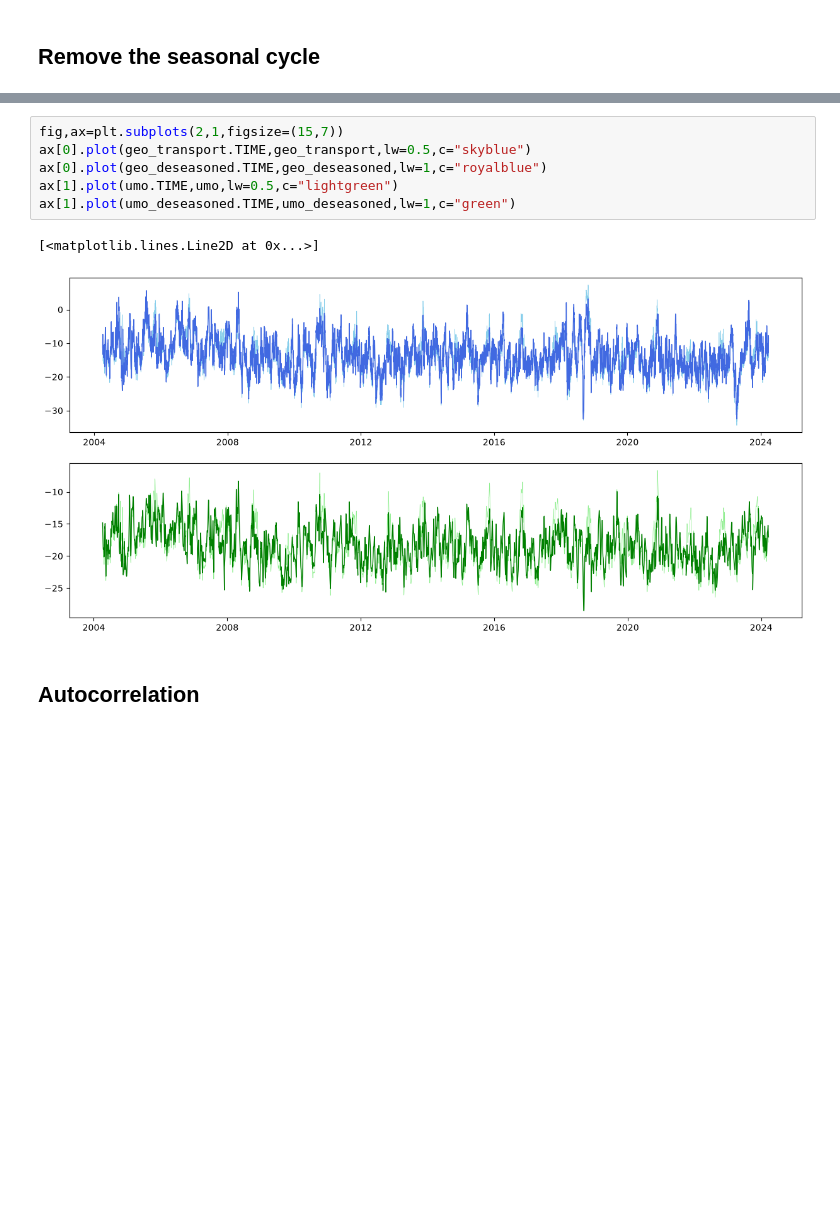
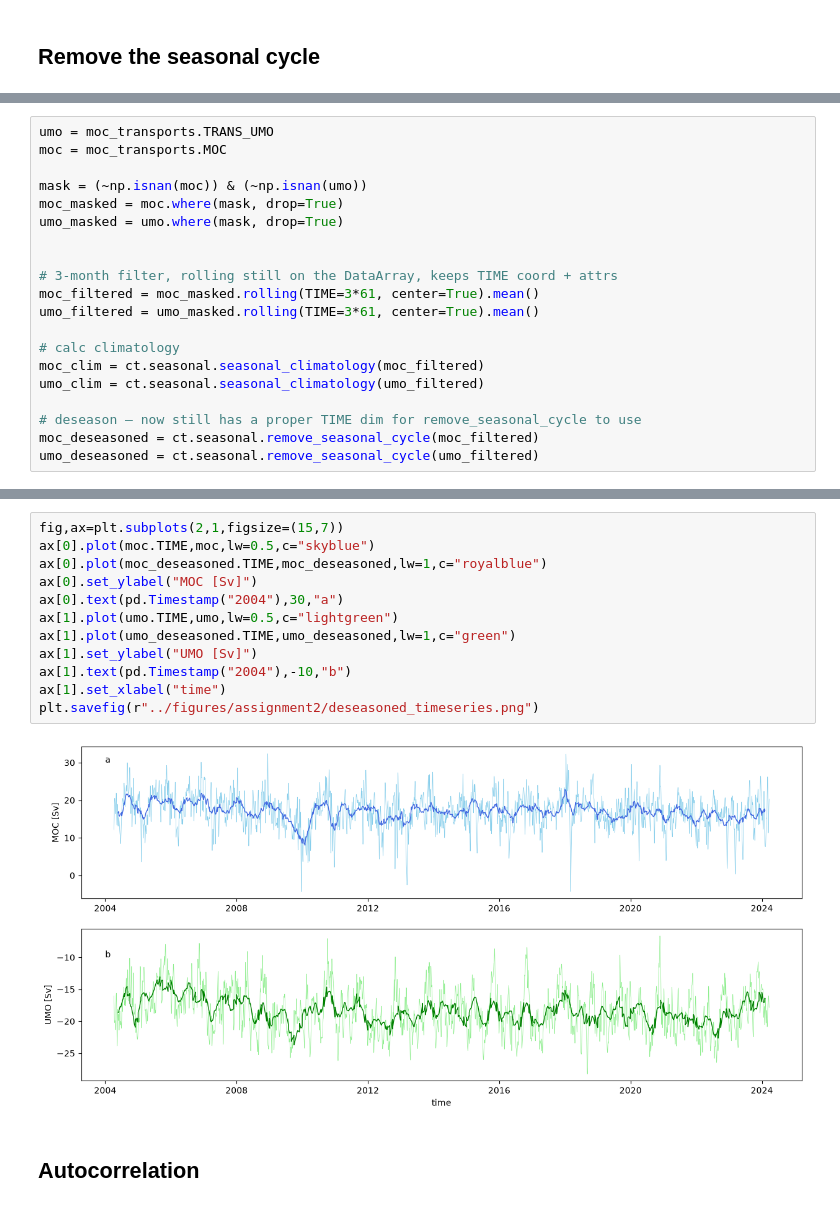
Before and after one commit to arvedlattekamp/arved-assignment2, a Jupyter notebook: notebooks/assignment2.ipynb, the cells around one changed output, grey strips where cells are left out. Cells and saved outputs as stored; diff of their text form; blank space fills up the shorter version.

```diff
--- a/notebooks/assignment2.ipynb
+++ b/notebooks/assignment2.ipynb
@@ -116,0 +154,20 @@ umo_deseasoned=ct.seasonal.remove_seasonal_cycle(umo)
+# %%
+umo = moc_transports.TRANS_UMO
+moc = moc_transports.MOC
+
+mask = (~np.isnan(moc)) & (~np.isnan(umo))
+moc_masked = moc.where(mask, drop=True)
+umo_masked = umo.where(mask, drop=True)
+
+
+# 3-month filter, rolling still on the DataArray, keeps TIME coord + attrs
+moc_filtered = moc_masked.rolling(TIME=3*61, center=True).mean()
+umo_filtered = umo_masked.rolling(TIME=3*61, center=True).mean()
+
+# calc climatology
+moc_clim = ct.seasonal.seasonal_climatology(moc_filtered)
+umo_clim = ct.seasonal.seasonal_climatology(umo_filtered)
+
+# deseason — now still has a proper TIME dim for remove_seasonal_cycle to use
+moc_deseasoned = ct.seasonal.remove_seasonal_cycle(moc_filtered)
+umo_deseasoned = ct.seasonal.remove_seasonal_cycle(umo_filtered)
@@ -117,12 +187,17 @@ umo_deseasoned=ct.seasonal.remove_seasonal_cycle(umo)
 # %%
 fig,ax=plt.subplots(2,1,figsize=(15,7))
-ax[0].plot(geo_transport.TIME,geo_transport,lw=0.5,c="skyblue")
-ax[0].plot(geo_deseasoned.TIME,geo_deseasoned,lw=1,c="royalblue")
+ax[0].plot(moc.TIME,moc,lw=0.5,c="skyblue")
+ax[0].plot(moc_deseasoned.TIME,moc_deseasoned,lw=1,c="royalblue")
+ax[0].set_ylabel("MOC [Sv]")
+ax[0].text(pd.Timestamp("2004"),30,"a")
 ax[1].plot(umo.TIME,umo,lw=0.5,c="lightgreen")
 ax[1].plot(umo_deseasoned.TIME,umo_deseasoned,lw=1,c="green")
+ax[1].set_ylabel("UMO [Sv]")
+ax[1].text(pd.Timestamp("2004"),-10,"b")
+ax[1].set_xlabel("time")
+plt.savefig(r"../figures/assignment2/deseasoned_timeseries.png")
 # %% [output]
-[<matplotlib.lines.Line2D at 0x...>]
-[figure, old version]
+[figure, new version]
 # %% [markdown]
 ## Autocorrelation
 # %%
```
Also changed, not shown: parts of 18 cells of this notebook, 19 other files.
